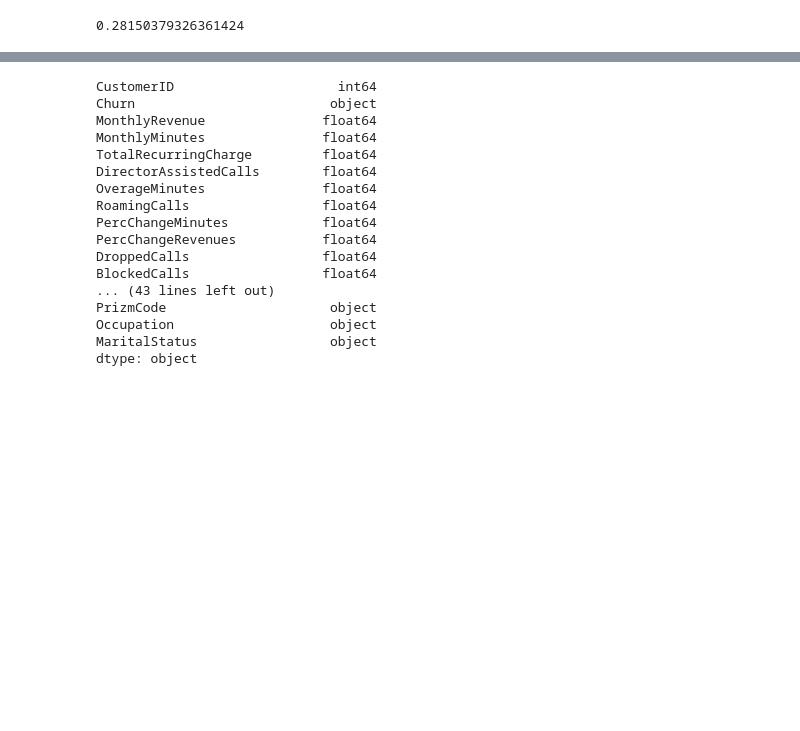
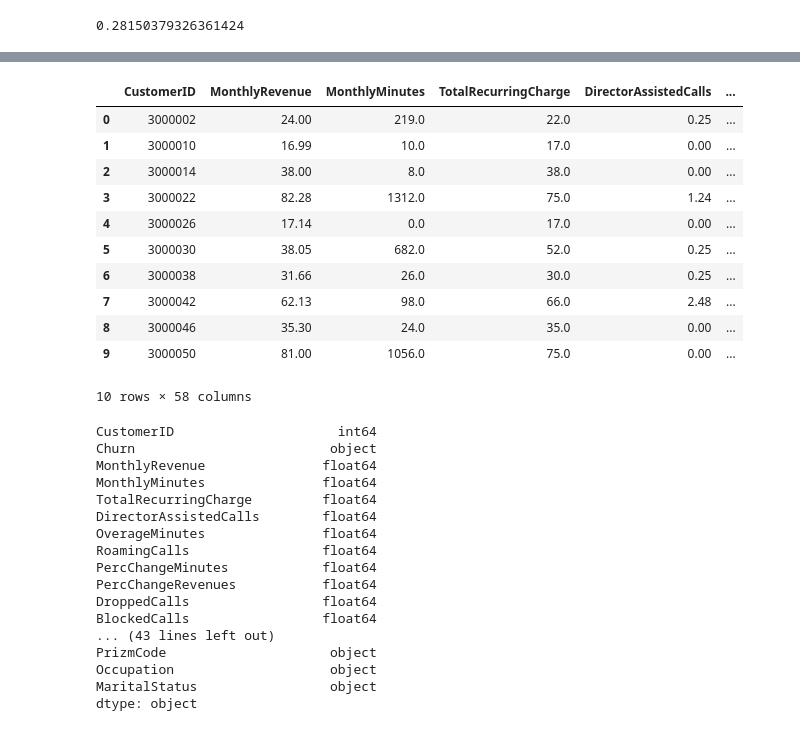
Before and after one commit to vijayvaradh/Telco_churn-prediction, a Jupyter notebook: Churn_prediction_model_.ipynb, the cells around one changed output, grey strips where cells are left out. Drawn from its saved outputs; the diff is of its cells as text; code cells hidden in the pictures; blank space fills up the shorter version.

```diff
--- a/Churn_prediction_model_.ipynb
+++ b/Churn_prediction_model_.ipynb
@@ -37,3 +37,18 @@ df_train.describe()
+# %%
+df_train.head(10)
+# %% [output]
+|  | CustomerID | MonthlyRevenue | MonthlyMinutes | TotalRecurringCharge | DirectorAssistedCalls | ... |
+| 0 | 3000002 | 24.00 | 219.0 | 22.0 | 0.25 | ... |
+| 1 | 3000010 | 16.99 | 10.0 | 17.0 | 0.00 | ... |
+| 2 | 3000014 | 38.00 | 8.0 | 38.0 | 0.00 | ... |
+| 3 | 3000022 | 82.28 | 1312.0 | 75.0 | 1.24 | ... |
+| 4 | 3000026 | 17.14 | 0.0 | 17.0 | 0.00 | ... |
+| 5 | 3000030 | 38.05 | 682.0 | 52.0 | 0.25 | ... |
+| 6 | 3000038 | 31.66 | 26.0 | 30.0 | 0.25 | ... |
+| 7 | 3000042 | 62.13 | 98.0 | 66.0 | 2.48 | ... |
+| 8 | 3000046 | 35.30 | 24.0 | 35.0 | 0.00 | ... |
+| 9 | 3000050 | 81.00 | 1056.0 | 75.0 | 0.00 | ... |
+10 rows × 58 columns
 # %%
 df_train.dtypes
 # %% [output]
```
Also changed, not shown: parts of 13 cells of this notebook.
